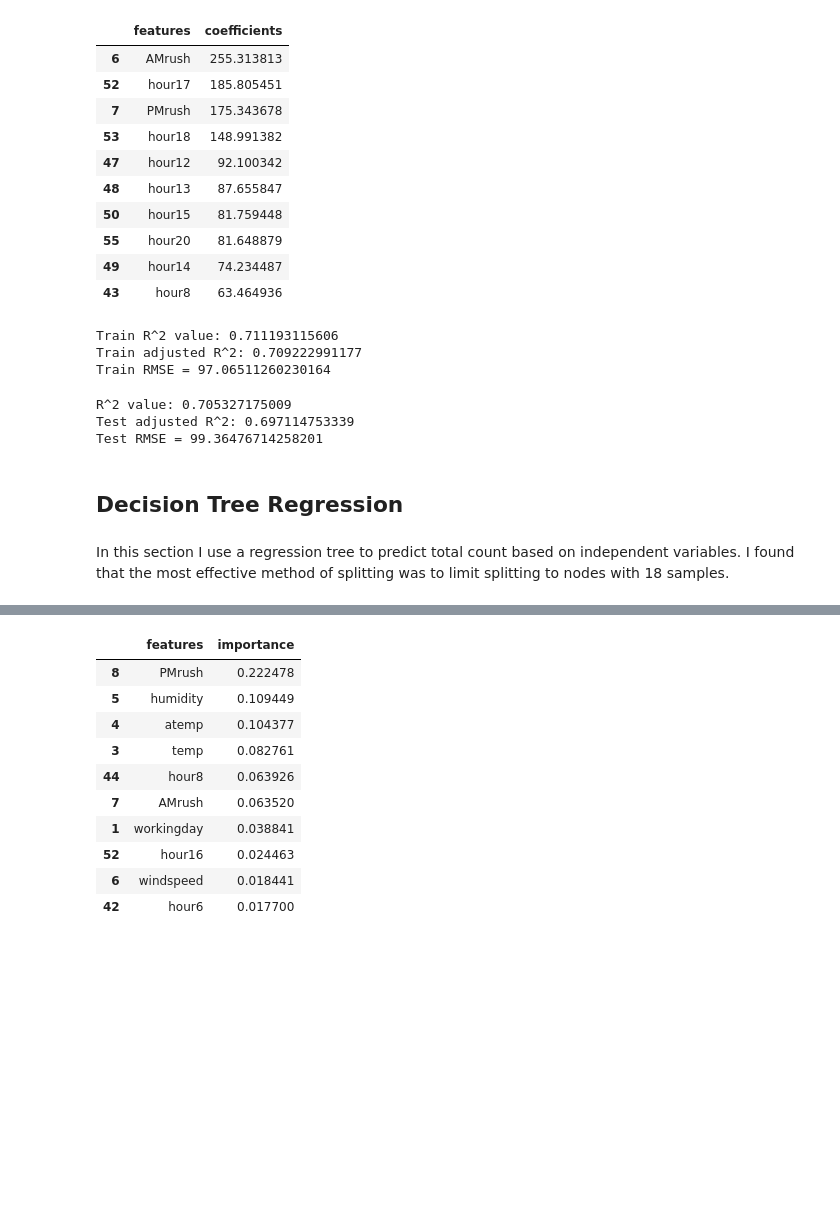
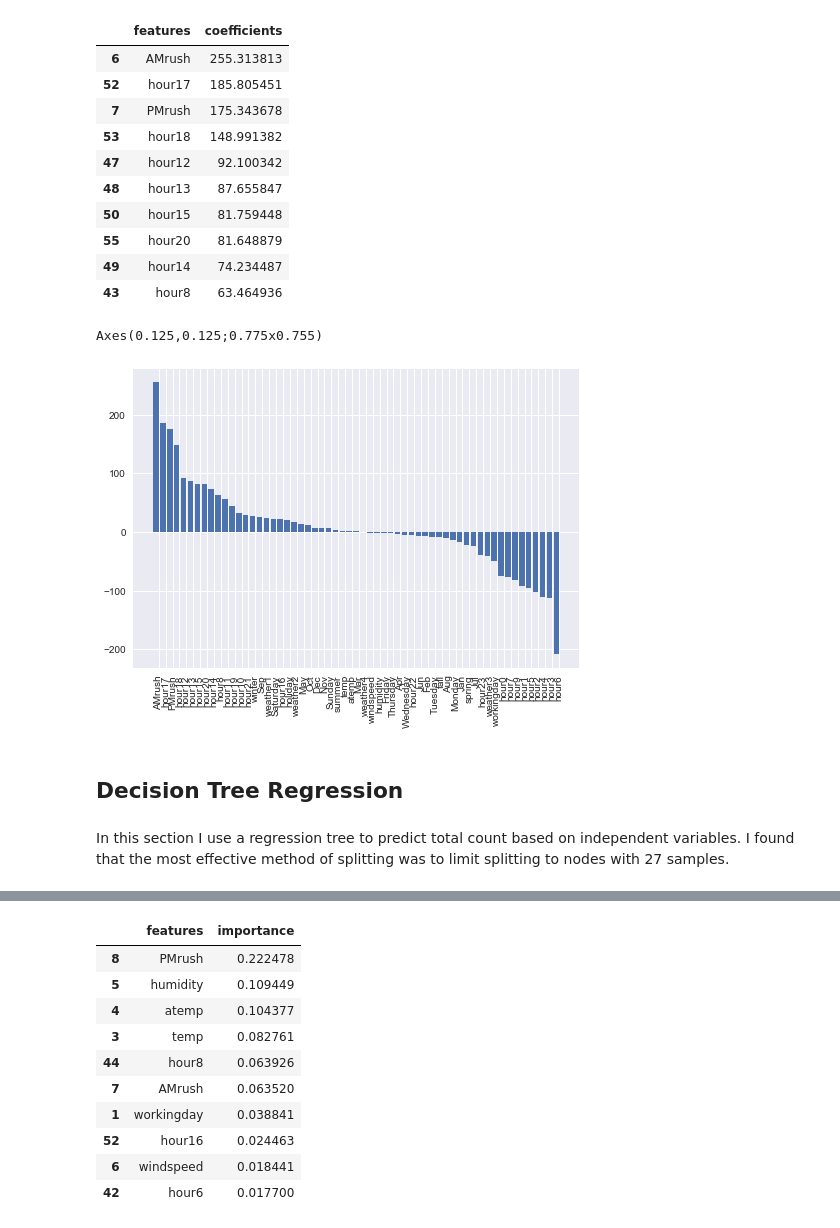
Before and after one commit to kmoore296/bikeshare_notebook, a Jupyter notebook: Bikeshare Data.ipynb, the cells around one changed output, grey strips where cells are left out. Cells and saved outputs as stored; diff of their text form; code cells hidden in the pictures; blank space fills up the shorter version.

```diff
--- a/Bikeshare Data.ipynb
+++ b/Bikeshare Data.ipynb
@@ -269,47 +305,24 @@ fc.head(10)
 | 55 | hour20 | 81.648879 |
 | 49 | hour14 | 74.234487 |
 | 43 | hour8 | 63.464936 |
-# %%
-#coefficient of determination (R^2 value)
-RSQ = regr.score(Xtrain,Ytrain)
-print('Train R^2 value: ' + str(RSQ))
-
-#adjusted R^2
-N=len(train['count'])
-P=len(Xtrain.columns)
-adjustedRSQ = RSQ-(1-RSQ)*(P/(N-P-1))
-print('Train adjusted R^2: '+str(adjustedRSQ))
-
-#root mean squared error
-mseFull = np.mean((Ytrain-lm.predict(Xtrain)) ** 2)
-print('Train RMSE = '+ str(mseFull**0.5))
-# %% [output]
-Train R^2 value: 0.711193115606
-Train adjusted R^2: 0.709222991177
-Train RMSE = 97.06511260230164
-# %%
-#coefficient of determination (R^2 value)
-RSQ = regr.score(Xtest,Ytest)
-print('R^2 value: ' + str(RSQ))
-
-#adjusted R^2
-N=len(test['count'])
-P=len(Xtest.columns)
-adjustedRSQ = RSQ-(1-RSQ)*(P/(N-P-1))
-print('Test adjusted R^2: '+str(adjustedRSQ))
-
-#root mean squared error
-mseFull = np.mean((Ytest-lm.predict(Xtest)) ** 2)
-print('Test RMSE = '+ str(mseFull**0.5))
-# %% [output]
-R^2 value: 0.705327175009
-Test adjusted R^2: 0.697114753339
-Test RMSE = 99.36476714258201
+# %%
+fig = plt.figure()
+ax=plt.subplot(111)
+width=.8
+
+ax.bar(range(len(fc['features'])),fc['coefficients'],width=width)
+ax.set_xticks(np.arange(len(fc['features'])) + width/2)
+ax.set_xticklabels(fc['features'], rotation=90)
+
+print(ax)
+# %% [output]
+Axes(0.125,0.125;0.775x0.755)
+[figure, added]
 # %% [markdown]
 <h2>Decision Tree Regression</h2>
 # %% [markdown]
 <p>In this section I use a regression tree to predict total count based on independent variables.
-I found that the most effective method of splitting was to limit splitting to nodes with 18 samples.</p>
+I found that the most effective method of splitting was to limit splitting to nodes with 27 samples.</p>
 # %%
 from sklearn import tree
 # %%
```
Also changed, not shown: parts of 6 cells of this notebook.
